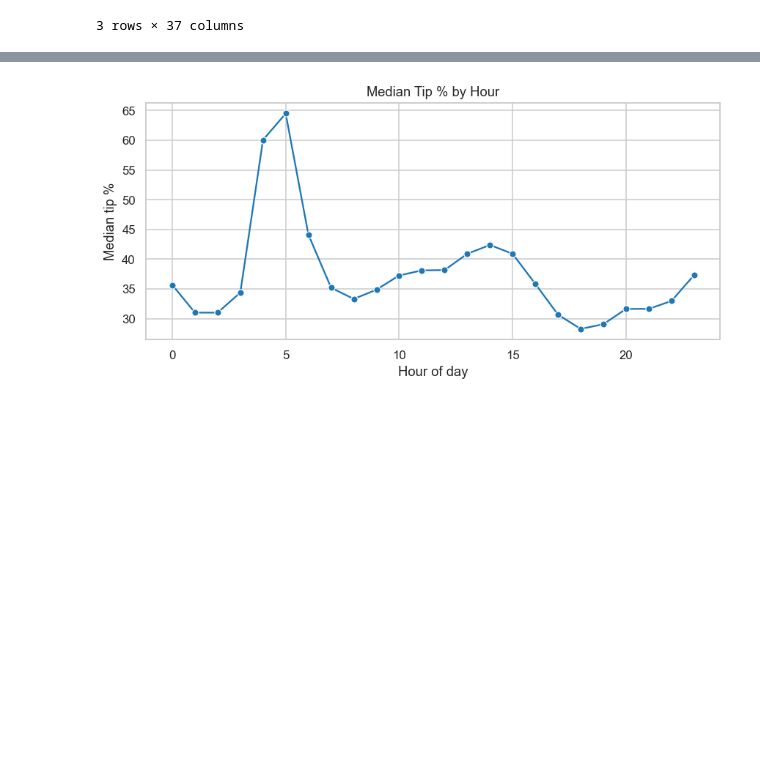
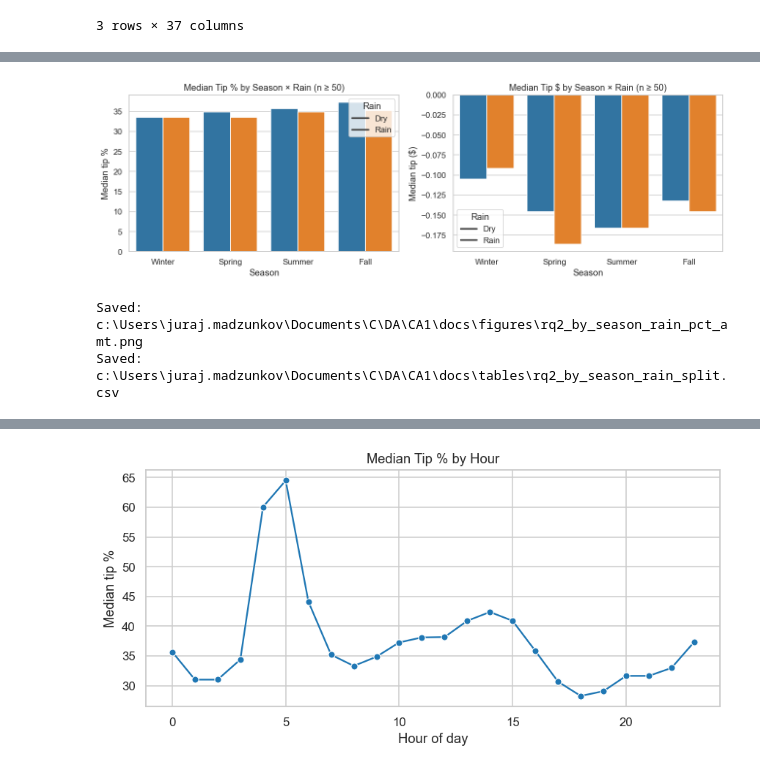
Before and after one commit to MadAreYou/Data_Analysis-NY_Tips_vs_Trips, a Jupyter notebook: notebooks/04_eda_export.ipynb, the cells around one changed output, grey strips where cells are left out. Saved outputs shown, nothing was run; the diff lists cells and outputs as text; code cells hidden in the pictures; blank space fills up the shorter version.

```diff
--- a/notebooks/04_eda_export.ipynb
+++ b/notebooks/04_eda_export.ipynb
@@ -346,0 +606,58 @@ print("\n".join(md_block))
+# %%
+# RQ2 — Season × Rain vs Dry: grouped bars for % and $ (n ≥ 50) and CSV export
+import numpy as np
+import pandas as pd
+import seaborn as sns
+import matplotlib.pyplot as plt
+
+try:
+    N_MIN
+except NameError:
+    N_MIN = 50
+
+# Build rainy_flag using precip_mm when available; fallback to boolean 'rain' columns if any
+rainy_flag = None
+if 'precip_mm' in df.columns:
+    df['rainy_flag'] = df['precip_mm'].fillna(0) > 0
+    rainy_flag = 'rainy_flag'
+else:
+    alt = [c for c in df.columns if 'rain' in c.lower() and df[c].dropna().isin([0,1,True,False]).all()]
+    if alt:
+        c = alt[0]
+        df['rainy_flag'] = df[c].astype(bool)
+        rainy_flag = 'rainy_flag'
+
+if 'season' in df.columns and rainy_flag is not None:
+    sr = df.groupby(['season','rainy_flag']).agg(
+        n=("tip_amount","size"),
+        med_tip_amt=("tip_amount","median"),
+        med_tip_pct=("tip_percent_raw","median"),
+    ).reset_index()
+    sr = sr[sr['n'] >= N_MIN].copy()
+
+    # Season order
+    order = [s for s in ['Winter','Spring','Summer','Fall'] if s in sr['season'].unique().tolist()]
+
+    fig, axes = plt.subplots(1, 2, figsize=(12,4), sharex=True)
+    sns.barplot(data=sr, x='season', y='med_tip_pct', hue='rainy_flag', hue_order=[False, True], order=order, ax=axes[0])
+    axes[0].set_title('Median Tip % by Season × Rain (n ≥ {})'.format(N_MIN))
+    axes[0].set_xlabel('Season'); axes[0].set_ylabel('Median tip %')
+    axes[0].legend(title='Rain', labels=['Dry','Rain'])
+
+    sns.barplot(data=sr, x='season', y='med_tip_amt', hue='rainy_flag', hue_order=[False, True], order=order, ax=axes[1])
+    axes[1].set_title('Median Tip $ by Season × Rain (n ≥ {})'.format(N_MIN))
+    axes[1].set_xlabel('Season'); axes[1].set_ylabel('Median tip ($)')
+    axes[1].legend(title='Rain', labels=['Dry','Rain'])
+
+    plt.tight_layout()
+    fig_path = FIG_DIR / 'rq2_by_season_rain_pct_amt.png'
+    plt.savefig(fig_path); plt.show(); print('Saved:', fig_path)
+
+    out_csv = TAB_DIR / 'rq2_by_season_rain_split.csv'
+    sr.to_csv(out_csv, index=False); print('Saved:', out_csv)
+else:
+    print('Skipping season×rain charts (season or rain flag unavailable).')
+# %% [output]
+[figure, added]
+Saved: c:\Users\juraj.madzunkov\Documents\C\DA\CA1\docs\figures\rq2_by_season_rain_pct_amt.png
+Saved: c:\Users\juraj.madzunkov\Documents\C\DA\CA1\docs\tables\rq2_by_season_rain_split.csv
```
Also changed, not shown: parts of 29 cells of this notebook, 7 other files.
